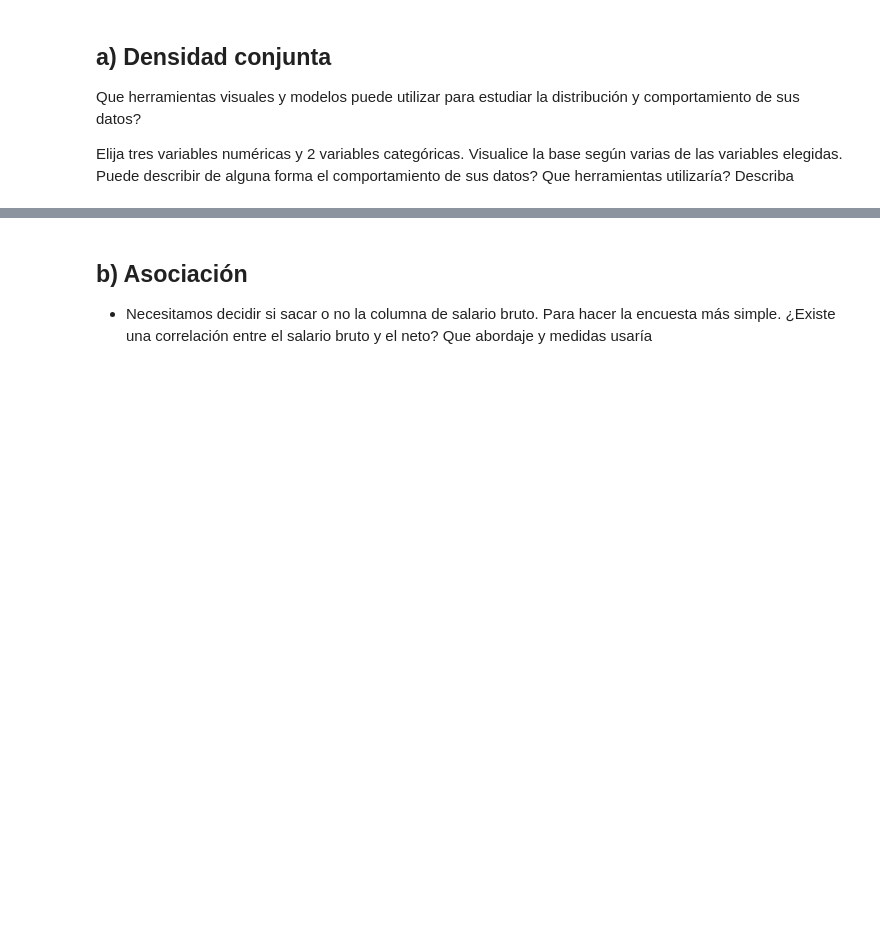
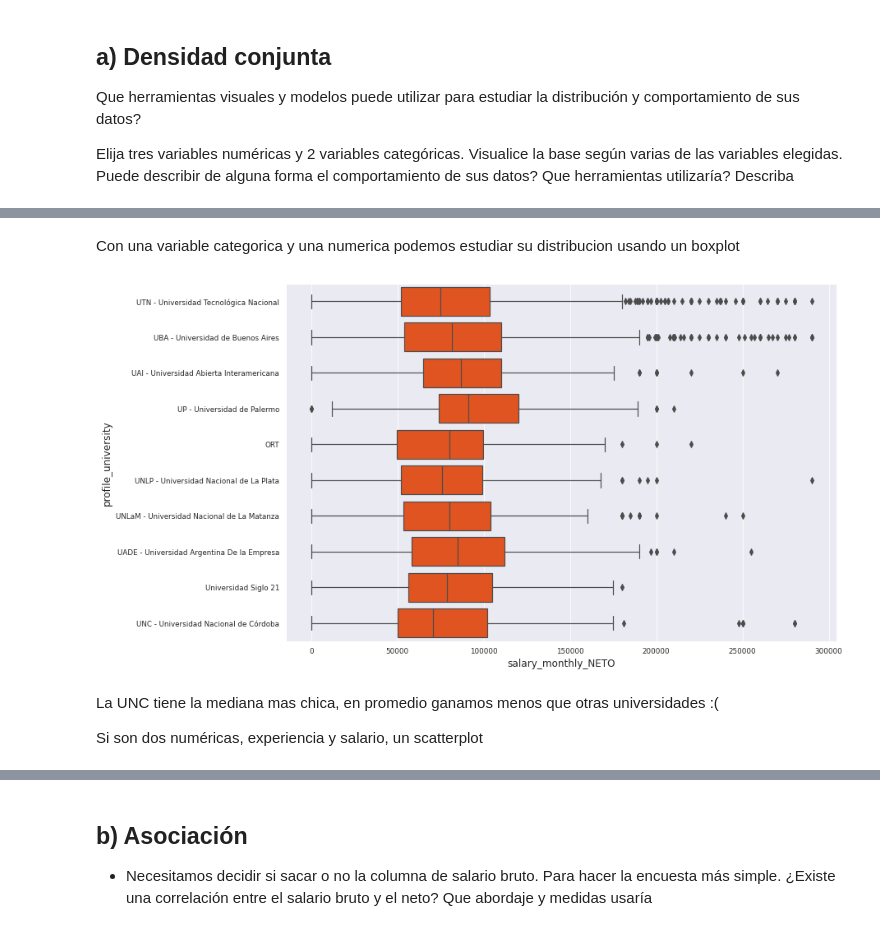
Before and after one commit to Natali-PP/diplodatos2021, a Jupyter notebook: Copia_de_Palas_Atenea_AyVdD_Entregable_Parte_1.ipynb, the cells around one changed output, grey strips where cells are left out. Cells and saved outputs as stored; diff of their text form; code cells hidden in the pictures; blank space fills up the shorter version.

```diff
--- a/Copia_de_Palas_Atenea_AyVdD_Entregable_Parte_1.ipynb
+++ b/Copia_de_Palas_Atenea_AyVdD_Entregable_Parte_1.ipynb
@@ -1387,0 +1482,18 @@ Elija tres variables numéricas y 2 variables categóricas. Visualice la base se
+# %% [markdown]
+Con una variable categorica y una numerica podemos estudiar su distribucion usando un boxplot
+# %%
+interested_universities=df_inliers['profile_university'].value_counts()[:10].index.tolist()
+# %%
+uni_filter= df_inliers.profile_university.isin(interested_universities)
+# %%
+fig, axes = plt.subplots(figsize=(12, 8))
+
+seaborn.boxplot(data=df_inliers[uni_filter], x='salary_monthly_NETO', y='profile_university',
+                color='orangered')
+plt.ticklabel_format(style='plain', axis='x')
+# %% [output]
+[figure, added]
+# %% [markdown]
+La UNC tiene la mediana mas chica, en promedio ganamos menos que otras universidades :(
+
+Si son dos numéricas, experiencia y salario, un scatterplot
```
Also changed, not shown: parts of 51 cells of this notebook.
